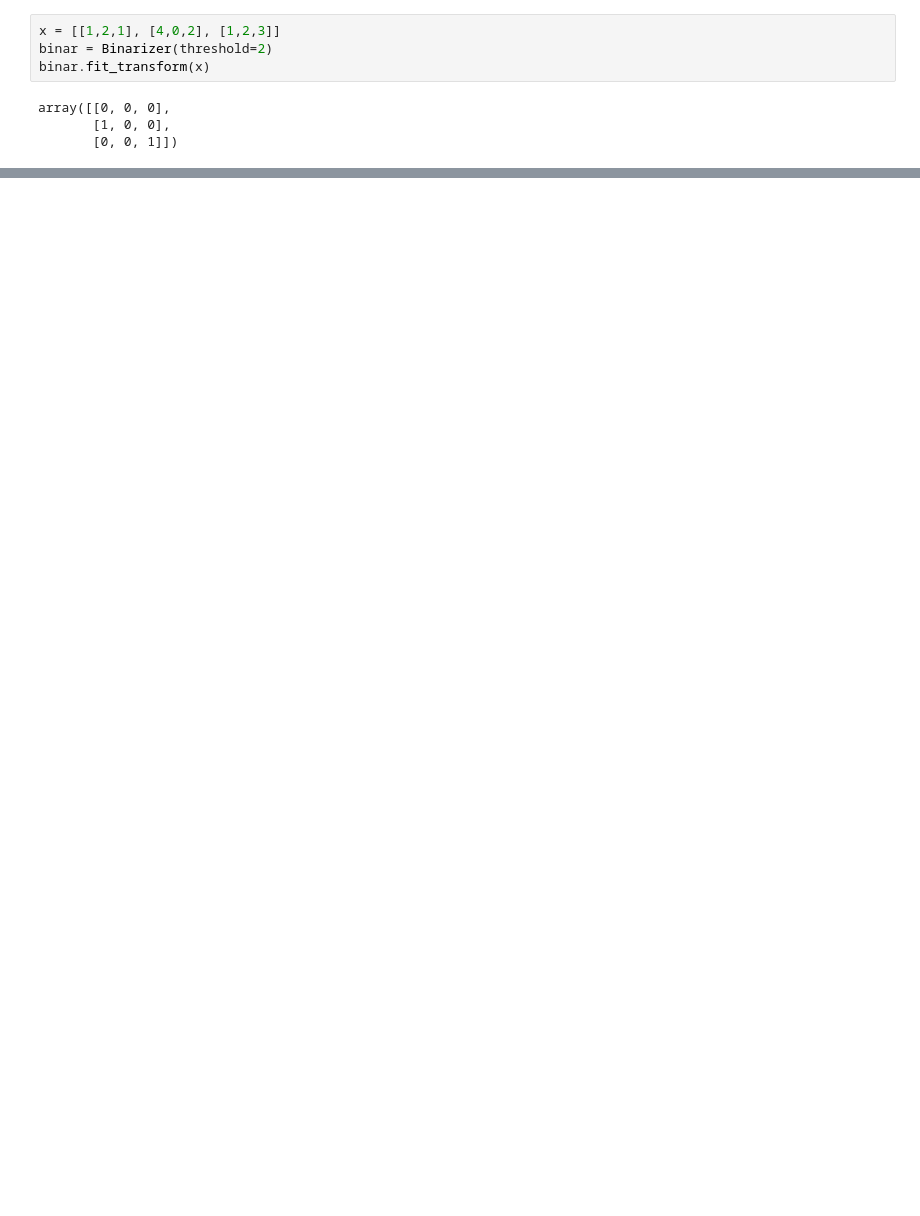
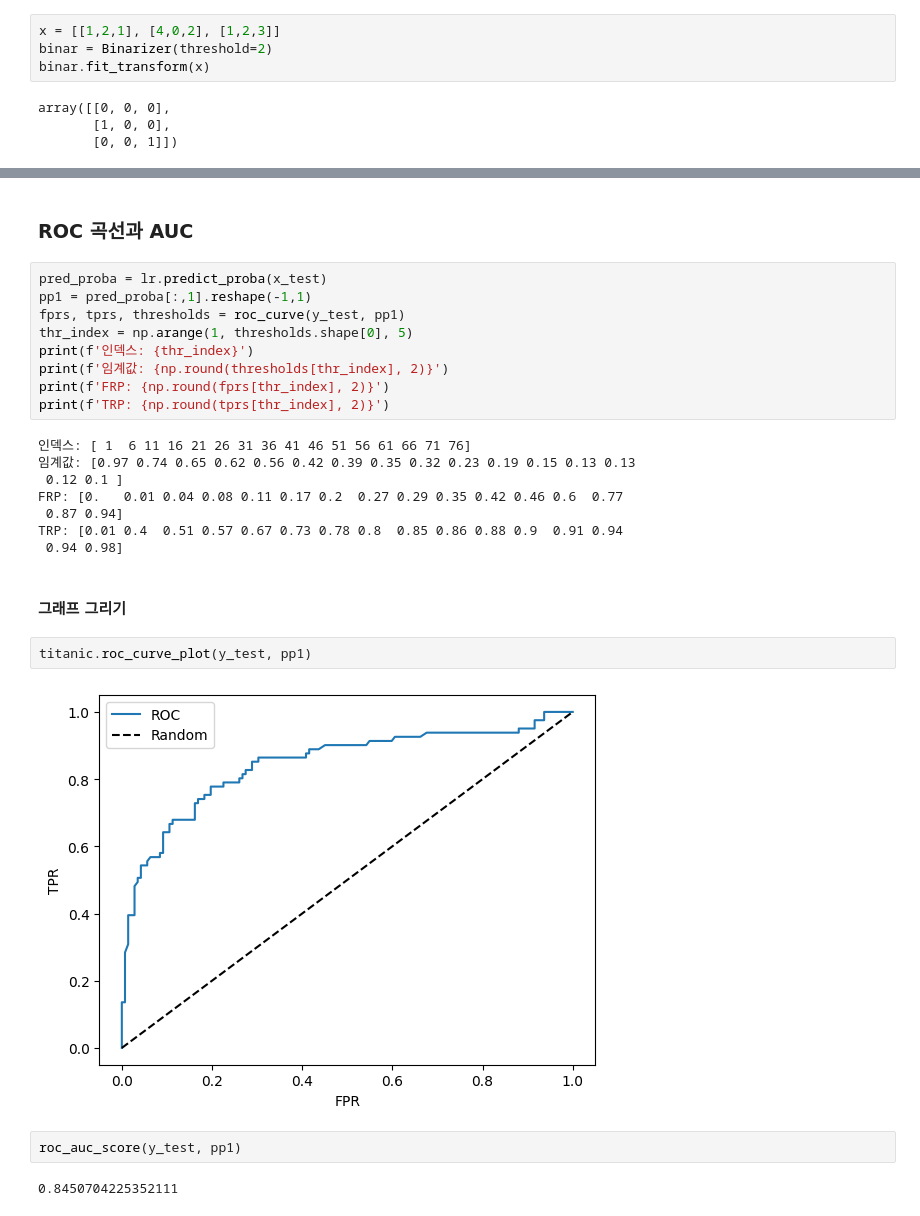
Before and after one commit to SCUTUM98/MachineLearning_Class, a Jupyter notebook: 0615_평가도구.ipynb, the cells around one changed output, grey strips where cells are left out. Drawn from its saved outputs; the diff is of its cells as text; blank space fills up the shorter version.

```diff
--- a/0615_평가도구.ipynb
+++ b/0615_평가도구.ipynb
@@ -87,0 +176,29 @@ array([[0.19026002],
+# %% [markdown]
+### ROC 곡선과 AUC
+# %%
+pred_proba = lr.predict_proba(x_test)
+pp1 = pred_proba[:,1].reshape(-1,1)
+fprs, tprs, thresholds = roc_curve(y_test, pp1)
+thr_index = np.arange(1, thresholds.shape[0], 5)
+print(f'인덱스: {thr_index}')
+print(f'임계값: {np.round(thresholds[thr_index], 2)}')
+print(f'FRP: {np.round(fprs[thr_index], 2)}')
+print(f'TRP: {np.round(tprs[thr_index], 2)}')
+# %% [output]
+인덱스: [ 1  6 11 16 21 26 31 36 41 46 51 56 61 66 71 76]
+임계값: [0.97 0.74 0.65 0.62 0.56 0.42 0.39 0.35 0.32 0.23 0.19 0.15 0.13 0.13
+ 0.12 0.1 ]
+FRP: [0.   0.01 0.04 0.08 0.11 0.17 0.2  0.27 0.29 0.35 0.42 0.46 0.6  0.77
+ 0.87 0.94]
+TRP: [0.01 0.4  0.51 0.57 0.67 0.73 0.78 0.8  0.85 0.86 0.88 0.9  0.91 0.94
+ 0.94 0.98]
+# %% [markdown]
+#### 그래프 그리기
+# %%
+titanic.roc_curve_plot(y_test, pp1)
+# %% [output]
+[figure, added]
+# %%
+roc_auc_score(y_test, pp1)
+# %% [output]
+0.8450704225352111
```
Also changed, not shown: parts of 20 cells of this notebook.
